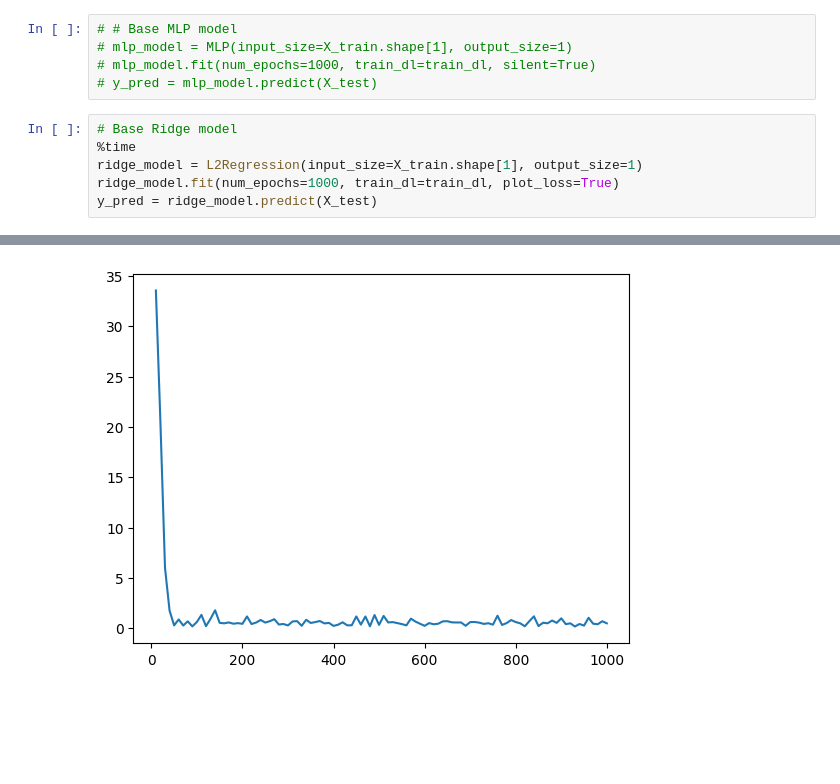
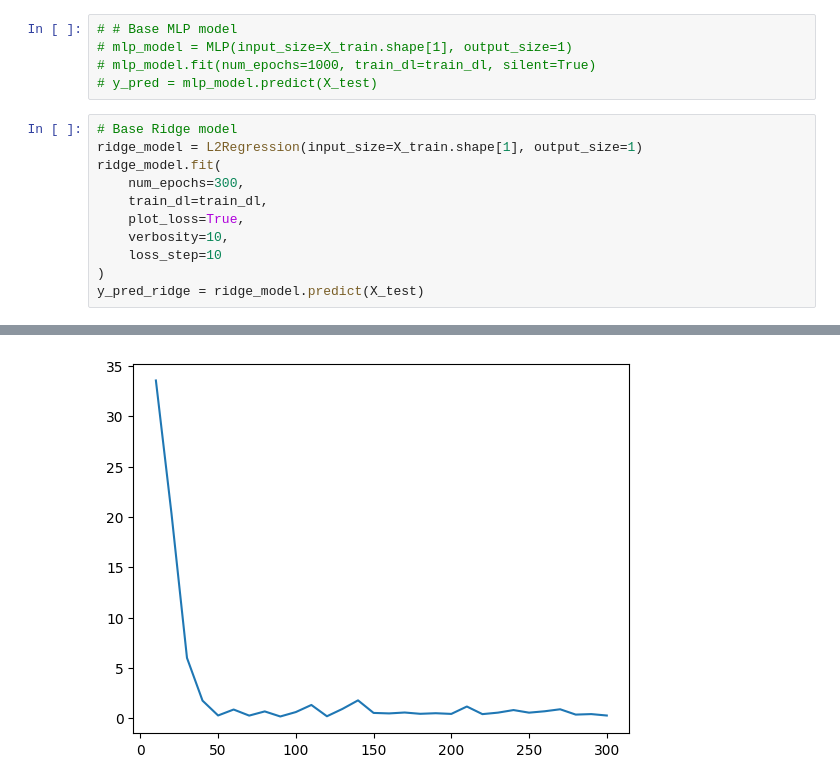
Before and after one commit to dmitryglhf/fedcore_lossreg, a Jupyter notebook: LaiLossRegularization.ipynb, the cells around one changed output, grey strips where cells are left out. Drawn from its saved outputs; the diff is of its cells as text; blank space fills up the shorter version.

```diff
--- a/LaiLossRegularization.ipynb
+++ b/LaiLossRegularization.ipynb
@@ -30,8 +30,13 @@ X_test = torch.tensor(X_test.to_numpy(), dtype=torch.float32)
 # y_pred = mlp_model.predict(X_test)
 # %%
 # Base Ridge model
-%time
 ridge_model = L2Regression(input_size=X_train.shape[1], output_size=1)
-ridge_model.fit(num_epochs=1000, train_dl=train_dl, plot_loss=True)
-y_pred = ridge_model.predict(X_test)
+ridge_model.fit(
+    num_epochs=300,
+    train_dl=train_dl,
+    plot_loss=True,
+    verbosity=10,
+    loss_step=10
+)
+y_pred_ridge = ridge_model.predict(X_test)
 # %% [output]
@@ -54,4 +59,4 @@ Fitting complete!
 Plotting the loss curve:
-[figure, old version]
+[figure, new version]
 # %%
 # Ridge model with LaiLoss
```
Also changed, not shown: parts of 4 cells of this notebook, 5 other files.
